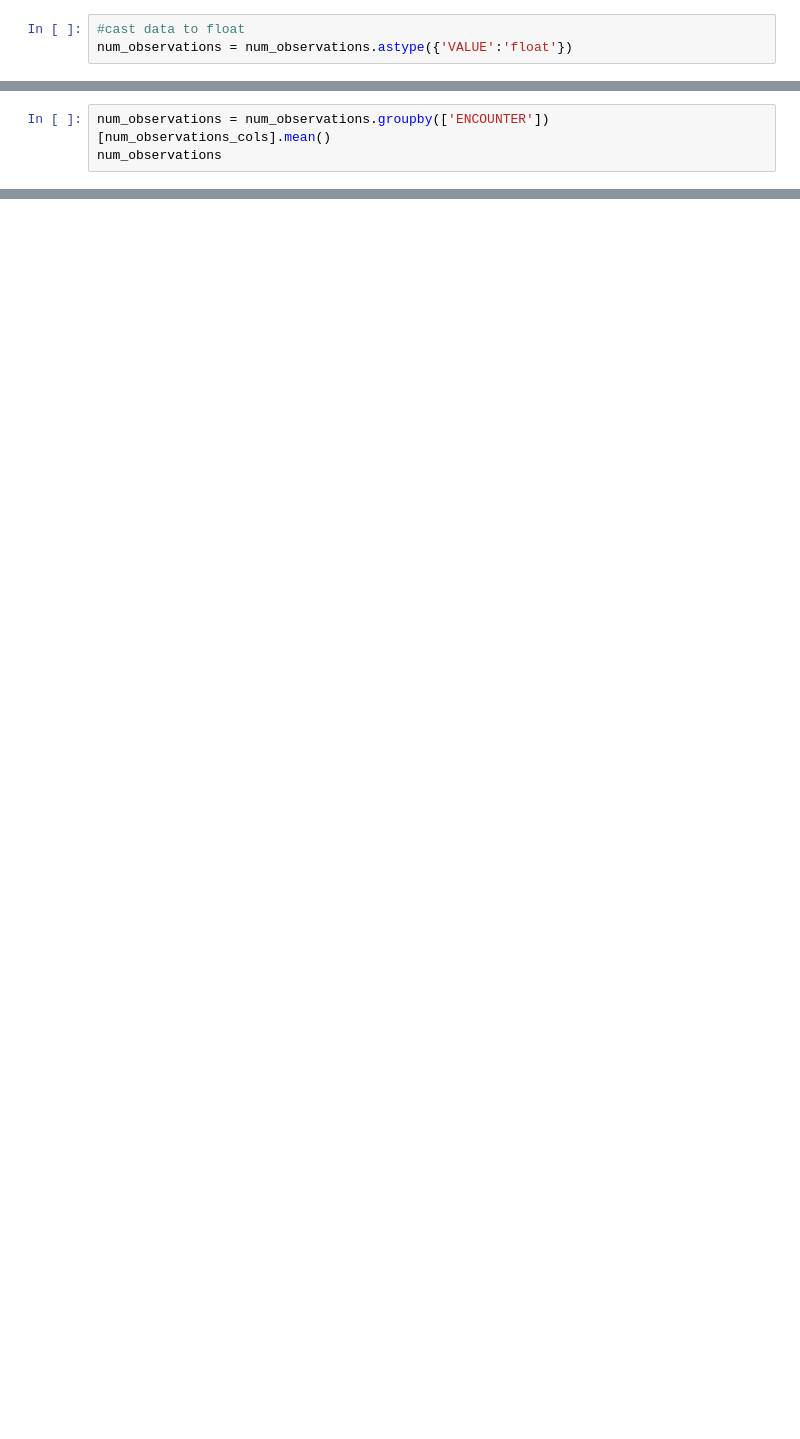
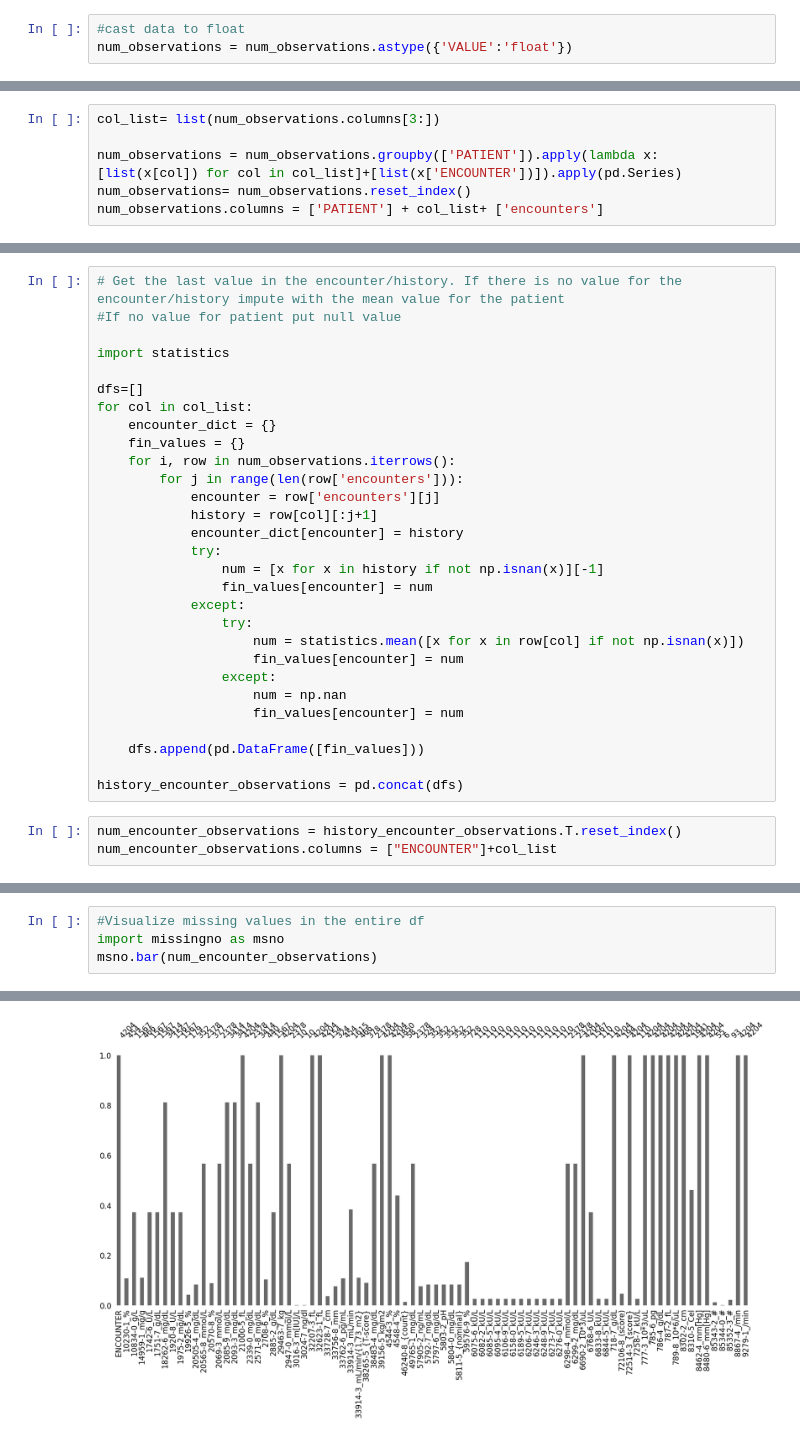
Before and after one commit to linah73/Outcomes-SyntheaEHR, a Jupyter notebook: Predict_pregnacy_outcome_Synthea_EHR.ipynb, the cells around one changed output, grey strips where cells are left out. Drawn from its saved outputs; the diff is of its cells as text; blank space fills up the shorter version.

```diff
--- a/Predict_pregnacy_outcome_Synthea_EHR.ipynb
+++ b/Predict_pregnacy_outcome_Synthea_EHR.ipynb
@@ -299,5 +516,2 @@ num_observations = pd.pivot_table(num_observations, index=['DATE', 'PATIENT', 'E
 num_observations_cols = num_observations.columns
 num_observations = num_observations.reset_index()
-# %%
-num_observations = num_observations.groupby(['ENCOUNTER'])[num_observations_cols].mean()
-num_observations
@@ -318,0 +534,6 @@ num_observations
+# %%
+col_list= list(num_observations.columns[3:])
+
+num_observations = num_observations.groupby(['PATIENT']).apply(lambda x: [list(x[col]) for col in col_list]+[list(x['ENCOUNTER'])]).apply(pd.Series)
+num_observations= num_observations.reset_index()
+num_observations.columns = ['PATIENT'] + col_list+ ['encounters']
@@ -318,0 +556,32 @@ num_observations
+# %%
+# Get the last value in the encounter/history. If there is no value for the encounter/history impute with the mean value for the patient
+#If no value for patient put null value
+
+import statistics
+
+dfs=[]
+for col in col_list:
+    encounter_dict = {}
+    fin_values = {}
+    for i, row in num_observations.iterrows():
+        for j in range(len(row['encounters'])):
+            encounter = row['encounters'][j]
+            history = row[col][:j+1]
+            encounter_dict[encounter] = history
+            try:
+                num = [x for x in history if not np.isnan(x)][-1]
+                fin_values[encounter] = num
+            except:
+                try:
+                    num = statistics.mean([x for x in row[col] if not np.isnan(x)])
+                    fin_values[encounter] = num
+                except:
+                    num = np.nan
+                    fin_values[encounter] = num
+
+    dfs.append(pd.DataFrame([fin_values]))
+
+history_encounter_observations = pd.concat(dfs)
+# %%
+num_encounter_observations = history_encounter_observations.T.reset_index()
+num_encounter_observations.columns = ["ENCOUNTER"]+col_list
@@ -318,0 +606,5 @@ num_observations
+# %%
+#Visualize missing values in the entire df
+import missingno as msno
+msno.bar(num_encounter_observations)
+# %% [output]
@@ -318,0 +612 @@ num_observations
+[figure, added]
```
Also changed, not shown: parts of 88 cells of this notebook.
